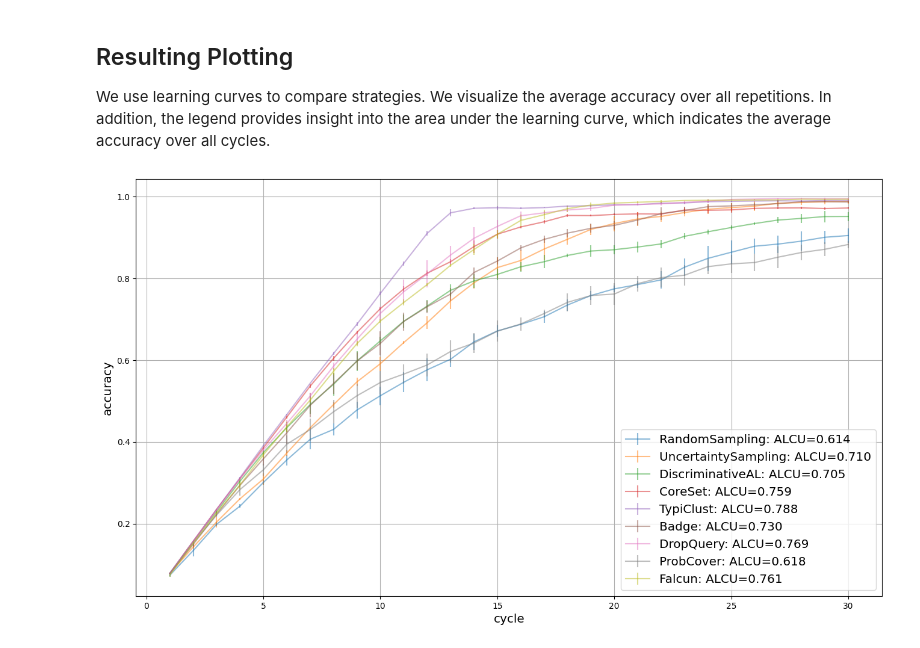
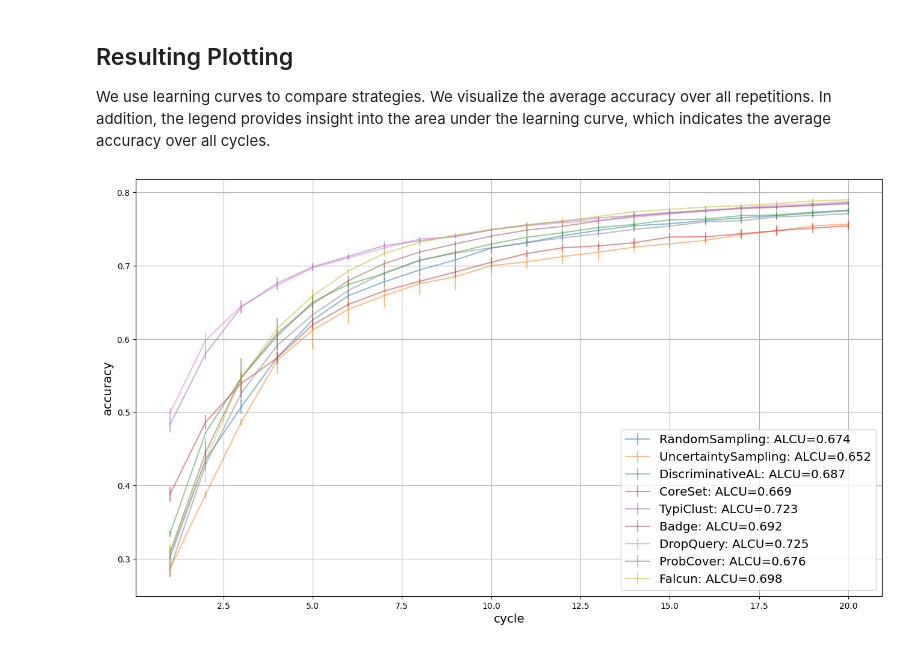
Before and after one commit to George-McNamara-Gov/scikit-activeml-sparse, a Jupyter notebook: tutorials/05_pool_al_with_self_supervised_learning.ipynb, the cells around one changed output. Drawn from its saved outputs; the diff is of its cells as text; code cells hidden in the pictures.

````diff
--- a/tutorials/05_pool_al_with_self_supervised_learning.ipynb
+++ b/tutorials/05_pool_al_with_self_supervised_learning.ipynb
@@ -101,22 +113,0 @@ Cache and load embeddings for each image in the dataset.
-# %%
-ds_train = Flowers102(CACHE_PATH, split="train", transform=transforms, download=False)
-ds_test = Flowers102(CACHE_PATH, split="val", transform=transforms, download=False)
-device = 'cuda' if torch.cuda.is_available() else 'cpu'
-X_train, y_train_true = cache_numpy_dataset(
-    dataset=ds_train,
-    dataset_name="Flowers102-train",
-    model_fn=dinov2_vits14,
-    model_name="dinov2_vits14",
-    batch_size=32,
-    device=device,
-    cache_dir=CACHE_PATH,
-)
-X_test, y_test_true = cache_numpy_dataset(
-    dataset=ds_test,
-    dataset_name="Flowers102-test",
-    model_fn=dinov2_vits14,
-    model_name="dinov2_vits14",
-    batch_size=32,
-    device=device,
-    cache_dir=CACHE_PATH,
-)
@@ -182,8 +197,8 @@ query_strategy_factory_functions = {
 For this experiment, we need to define how the strategies should be compared against one another. Here the number of repetitions (```n_reps```), the number of cycles (```n_cycles```), and the size of each query (```query_batch_size```) need to be defined.
 # %%
 n_reps = 3
-n_cycles = 30
-query_batch_size = 8
+n_cycles = 20
+query_batch_size = 100
 query_strategy_names = query_strategy_factory_functions.keys()
 # %% [markdown]
 ## Experiment Loop
@@ -215,16 +249,22 @@ We use learning curves to compare strategies. We visualize the average accuracy
 # %%
 plt.figure(figsize=(16, 9))
 for qs_name in query_strategy_names:
     key = qs_name
     result = results[key]
     reshaped_result = result.reshape((-1, n_cycles))
     errorbar_mean = np.mean(reshaped_result, axis=0)
     errorbar_std = np.std(reshaped_result, axis=0)
-    plt.errorbar(np.arange(1, n_cycles+1), errorbar_mean, errorbar_std, label=f"{qs_name}: ALCU={np.mean(errorbar_mean):.3f}", alpha=0.5)
+    plt.errorbar(
+        np.arange(1, n_cycles + 1),
+        errorbar_mean,
+        errorbar_std,
+        label=f"{qs_name}: ALCU={np.mean(errorbar_mean):.3f}",
+        alpha=0.5,
+    )
 plt.grid()
-plt.legend(loc='lower right', fontsize='x-large')
-plt.xlabel('cycle', fontsize='x-large')
-plt.ylabel('accuracy', fontsize='x-large')
+plt.legend(loc="lower right", fontsize="x-large")
+plt.xlabel("cycle", fontsize="x-large")
+plt.ylabel("accuracy", fontsize="x-large")
 plt.show()
 # %% [output]
-[figure, old version]
+[figure, new version]
````
Also changed, not shown: parts of 14 cells of this notebook, 3 other files.
